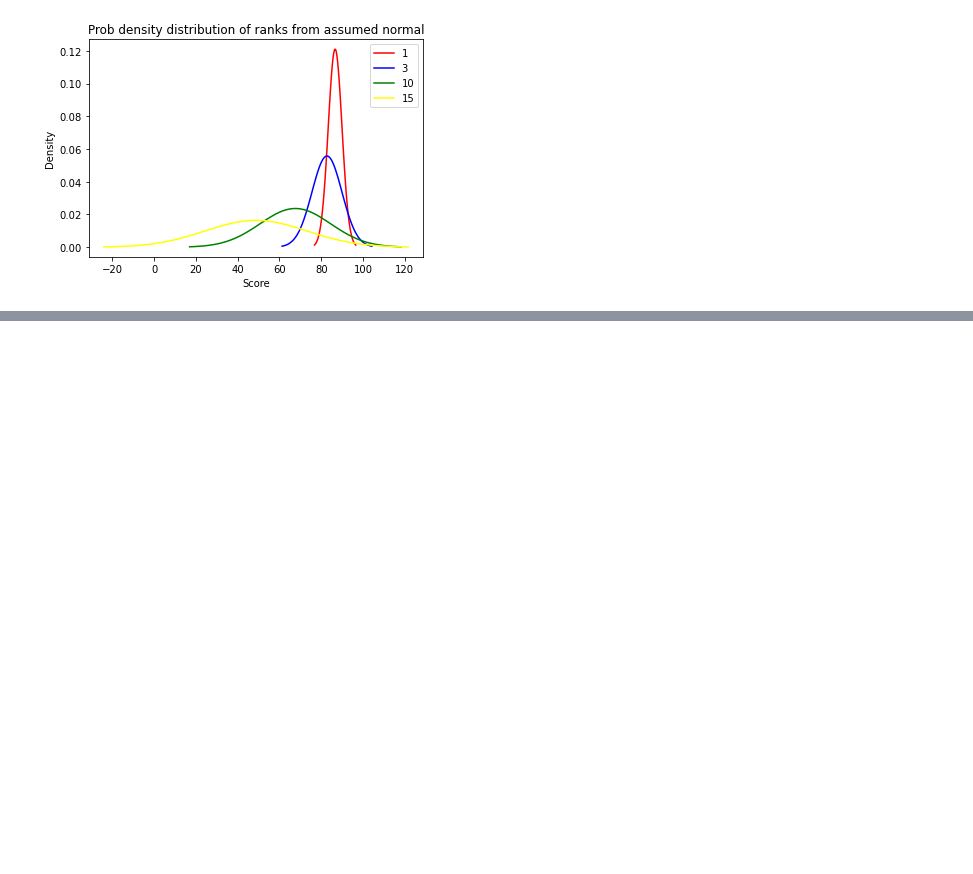
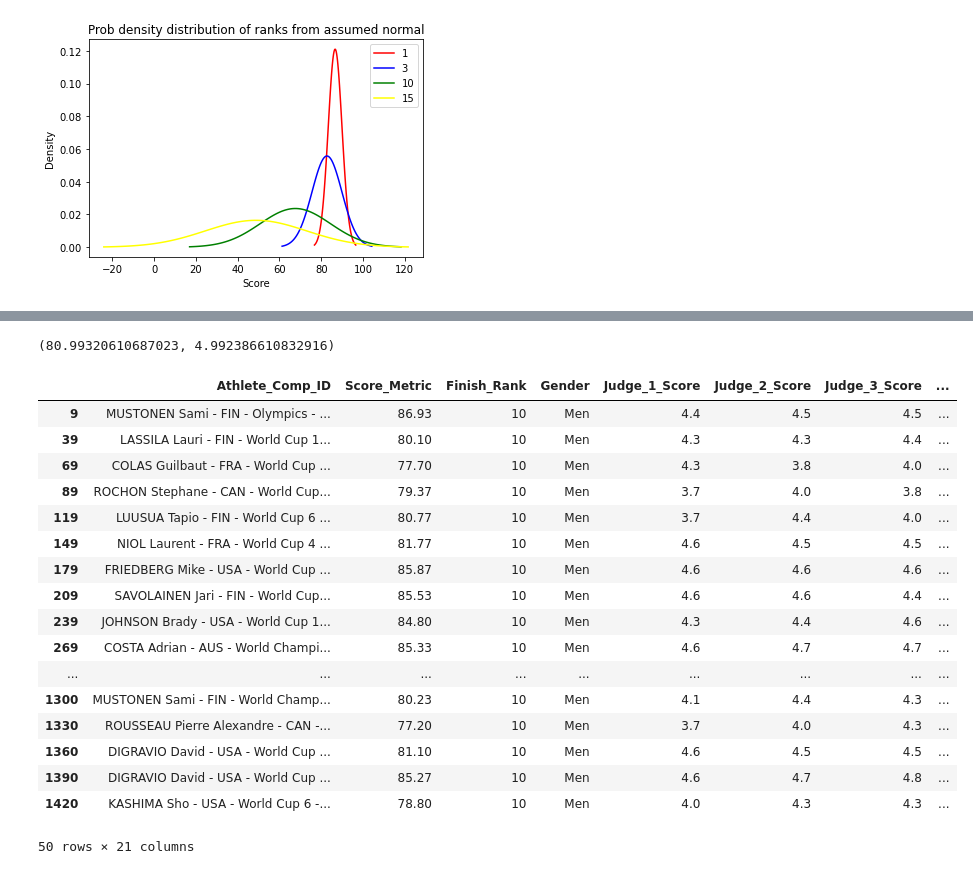
Before and after one commit to saurav193/Athlete_Rating, a Jupyter notebook: notebooks/modelling.ipynb, the cells around one changed output, grey strips where cells are left out. Saved outputs shown, nothing was run; the diff lists cells and outputs as text; code cells hidden in the pictures; blank space fills up the shorter version.

```diff
--- a/notebooks/modelling.ipynb
+++ b/notebooks/modelling.ipynb
@@ -106,9 +106,9 @@ alt.Chart(tier1_df_M).mark_bar(size = 2).encode(
 # %% [output]
 NameError: name 'alt' is not defined
 # %%
-rank = 1
-tier1_mean = tier1_df_M[tier1_df_M['Finish_Rank'] == rank].loc[:, 'Score_Metric'].mean()
-tier1_std = tier1_df_M[tier1_df_M['Finish_Rank'] == rank].loc[:, 'Score_Metric'].std()
-print(tier1_mean)
-print(tier1_std)
-tier1_df_M[(tier1_df_M['Finish_Rank'] == rank) & (tier1_df_M['Season'] == 2018)].loc[:, 'Score_Metric']
+# rank = 1
+# tier1_mean = tier1_df_M[tier1_df_M['Finish_Rank'] == rank].loc[:, 'Score_Metric'].mean()
+# tier1_std = tier1_df_M[tier1_df_M['Finish_Rank'] == rank].loc[:, 'Score_Metric'].std()
+# print(tier1_mean)
+# print(tier1_std)
+# tier1_df_M[(tier1_df_M['Finish_Rank'] == rank) & (tier1_df_M['Season'] == 2018)].loc[:, 'Score_Metric']
@@ -267,0 +182,49 @@ array([ 1,  2,  3,  4,  5,  6,  7,  8,  9, 10, 11, 12, 13, 14, 15])
+# %%
+get_mean_sd(tier1_df_M, 5)
+# %% [output]
+(80.99320610687023, 4.992386610832916)
+# %%
+
+temp= tier1_df_M.loc[tier1_df_M['Finish_Rank'].isin([1,10]), :]
+
+temp = temp.reindex(columns = list(temp.columns)+['mean', 'stddev', 'zscore', 'Score_Multiplier'])
+
+temp.loc[temp['Finish_Rank']==1, ['mean', 'stddev']]= get_mean_sd(tier1_df_M, 1)
+temp.loc[temp['Finish_Rank']==10, ['mean', 'stddev']]= get_mean_sd(tier1_df_M, 10)
+
+temp.loc[temp['Finish_Rank']==1, ['zscore']]= list(map(lambda z, mean, sigma: norm.cdf(z, mean, sigma),
+                                                  temp.loc[temp['Finish_Rank']==1, ['Score_Metric']].values,
+                                                  temp.loc[temp['Finish_Rank']==1, ['mean']].values,
+                                                  temp.loc[temp['Finish_Rank']==1, ['stddev']].values))
+
+temp.loc[temp['Finish_Rank']==10, ['zscore']]= list(map(lambda z, mean, sigma: norm.cdf(z, mean, sigma),
+                                                  temp.loc[temp['Finish_Rank']==1, ['Score_Metric']].values,
+                                                  temp.loc[temp['Finish_Rank']==1, ['mean']].values,
+                                                  temp.loc[temp['Finish_Rank']==1, ['stddev']].values))
+
+temp.loc[temp['Finish_Rank']==1, ['Score_Multiplier']] = list(map(lambda x: x/0.5,
+                                                                  temp.loc[temp['Finish_Rank']==1, ['zscore']].values))
+
+temp.loc[temp['Finish_Rank']==10, ['Score_Multiplier']] = list(map(lambda x: x/0.5,
+                                                                  temp.loc[temp['Finish_Rank']==10, ['zscore']].values))
+
+temp[temp['Finish_Rank'] == 10].head(50)
+# %% [output]
+|  | Athlete_Comp_ID | Score_Metric | Finish_Rank | Gender | Judge_1_Score | Judge_2_Score | Judge_3_Score | ... |
+| 9 | MUSTONEN Sami - FIN - Olympics - ... | 86.93 | 10 | Men | 4.4 | 4.5 | 4.5 | ... |
+| 39 | LASSILA Lauri - FIN - World Cup 1... | 80.10 | 10 | Men | 4.3 | 4.3 | 4.4 | ... |
+| 69 | COLAS Guilbaut - FRA - World Cup ... | 77.70 | 10 | Men | 4.3 | 3.8 | 4.0 | ... |
+| 89 | ROCHON Stephane - CAN - World Cup... | 79.37 | 10 | Men | 3.7 | 4.0 | 3.8 | ... |
+| 119 | LUUSUA Tapio - FIN - World Cup 6 ... | 80.77 | 10 | Men | 3.7 | 4.4 | 4.0 | ... |
+| 149 | NIOL Laurent - FRA - World Cup 4 ... | 81.77 | 10 | Men | 4.6 | 4.5 | 4.5 | ... |
+| 179 | FRIEDBERG Mike - USA - World Cup ... | 85.87 | 10 | Men | 4.6 | 4.6 | 4.6 | ... |
+| 209 | SAVOLAINEN Jari - FIN - World Cup... | 85.53 | 10 | Men | 4.6 | 4.6 | 4.4 | ... |
+| 239 | JOHNSON Brady - USA - World Cup 1... | 84.80 | 10 | Men | 4.3 | 4.4 | 4.6 | ... |
+| 269 | COSTA Adrian - AUS - World Champi... | 85.33 | 10 | Men | 4.6 | 4.7 | 4.7 | ... |
+| ... | ... | ... | ... | ... | ... | ... | ... | ... |
+| 1300 | MUSTONEN Sami - FIN - World Champ... | 80.23 | 10 | Men | 4.1 | 4.4 | 4.3 | ... |
+| 1330 | ROUSSEAU Pierre Alexandre - CAN -... | 77.20 | 10 | Men | 3.7 | 4.0 | 4.3 | ... |
+| 1360 | DIGRAVIO David - USA - World Cup ... | 81.10 | 10 | Men | 4.6 | 4.5 | 4.5 | ... |
+| 1390 | DIGRAVIO David - USA - World Cup ... | 85.27 | 10 | Men | 4.6 | 4.7 | 4.8 | ... |
+| 1420 | KASHIMA Sho - USA - World Cup 6 -... | 78.80 | 10 | Men | 4.0 | 4.3 | 4.3 | ... |
+50 rows × 21 columns
```
Also changed, not shown: parts of 14 cells of this notebook, 7 other files.
